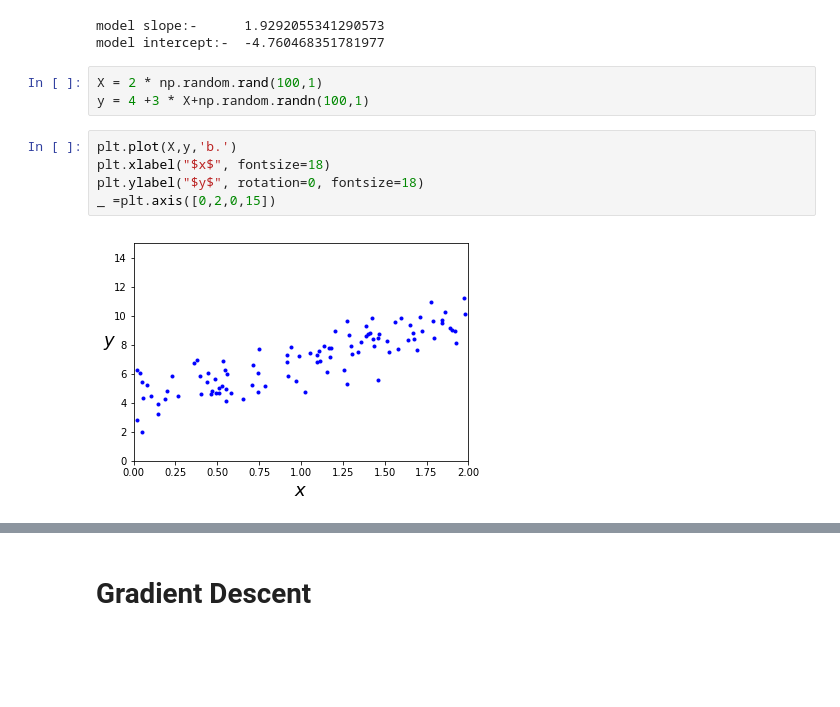
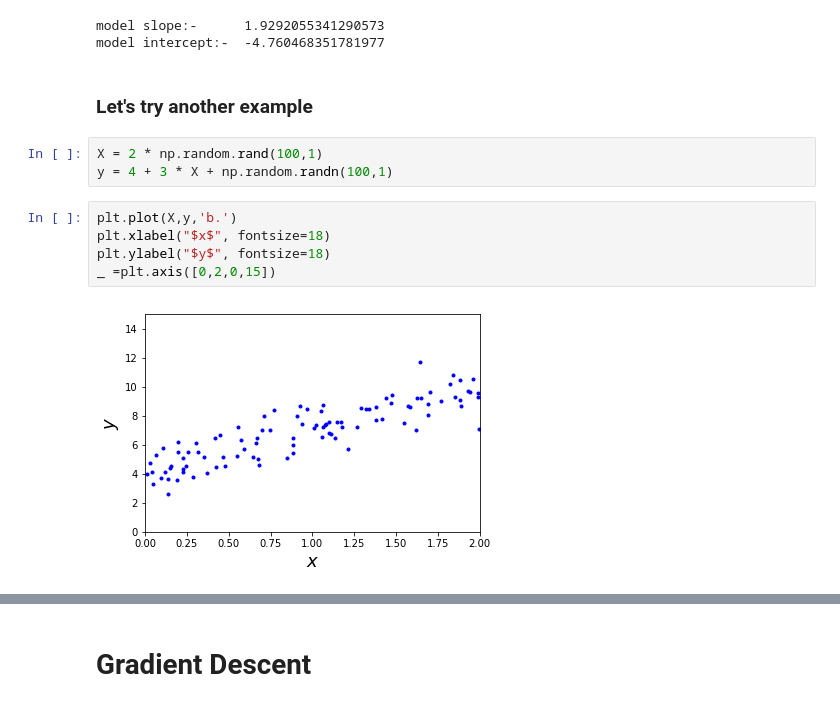
Before and after one commit to shebogholo/Machine-Learning-Algorithms, a Jupyter notebook: Linear Regression.ipynb, the cells around one changed output, grey strips where cells are left out. Saved outputs shown, nothing was run; the diff lists cells and outputs as text; blank space fills up the shorter version.

```diff
--- a/Linear Regression.ipynb
+++ b/Linear Regression.ipynb
@@ -50,16 +50,18 @@ print('model intercept:- ', model.intercept_)
 # %% [output]
 model slope:-      1.9292055341290573
 model intercept:-  -4.760468351781977
+# %% [markdown]
+### Let's try another example
 # %%
 X = 2 * np.random.rand(100,1)
-y = 4 +3 * X+np.random.randn(100,1)
+y = 4 + 3 * X + np.random.randn(100,1)
 # %%
 plt.plot(X,y,'b.')
 plt.xlabel("$x$", fontsize=18)
-plt.ylabel("$y$", rotation=0, fontsize=18)
+plt.ylabel("$y$", fontsize=18)
 _ =plt.axis([0,2,0,15])
 # %% [output]
-[figure, old version]
+[figure, new version]
 # %%
 X_b = np.c_[np.ones((100,1)),X]
 theta_best = np.linalg.inv(X_b.T.dot(X_b)).dot(X_b.T).dot(y)
```
Also changed, not shown: parts of 11 cells of this notebook.
